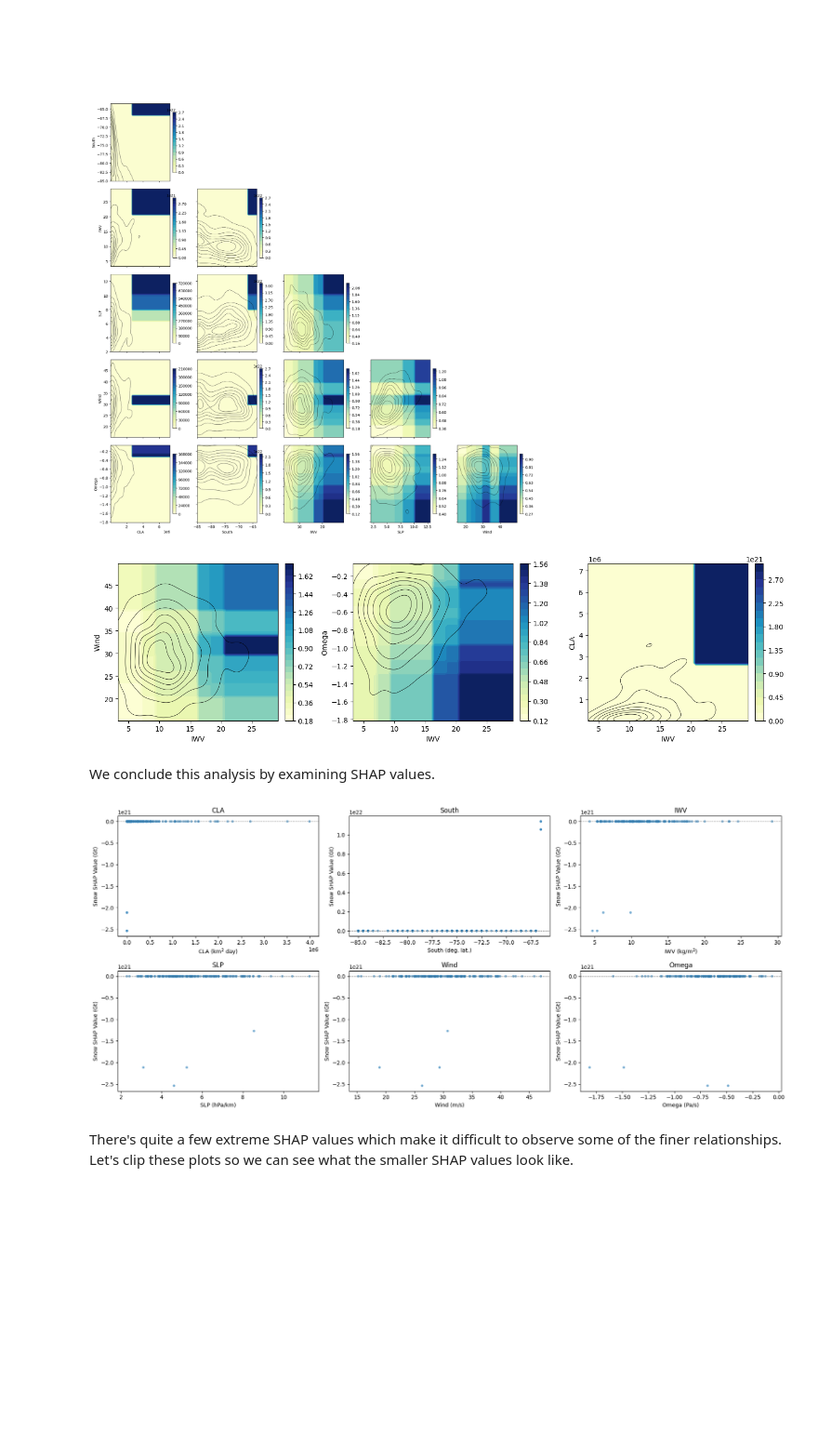
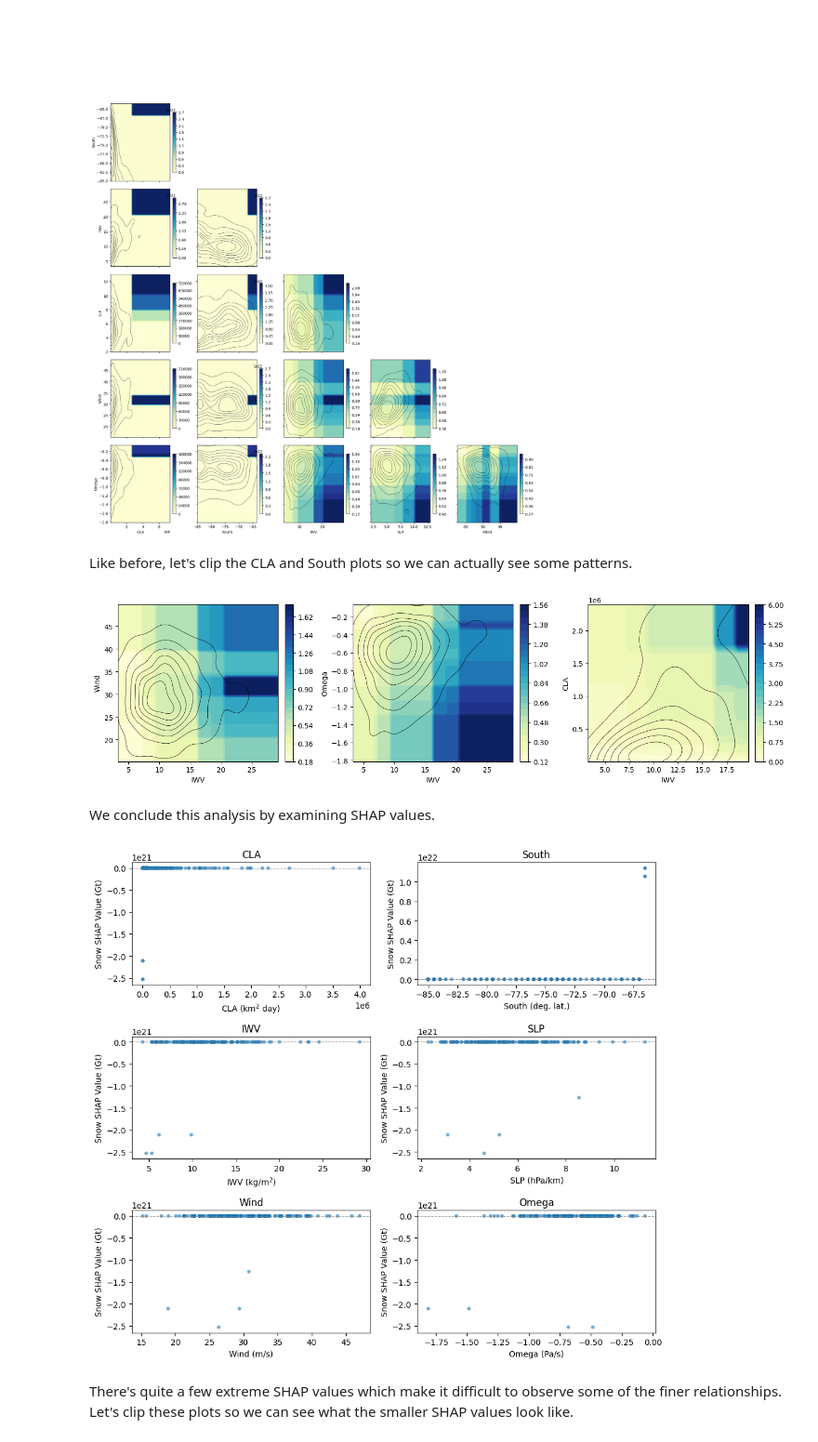
Before and after one commit to jbbutler/extreme_antarctic_ARs, a Jupyter notebook: notebooks/extreme_modelling_results.ipynb, the cells around one changed output. Shown at 93% size. Drawn from its saved outputs; the diff is of its cells as text; code cells hidden in the pictures; blank space fills up the shorter version.

```diff
--- a/notebooks/extreme_modelling_results.ipynb
+++ b/notebooks/extreme_modelling_results.ipynb
@@ -75,10 +75,10 @@ pdp_1D_dir = load_path / 'pdp_1D'
 snow_files = sorted(pdp_1D_dir.glob('*snow.csv'))
 
 n = len(snow_files)
-ncols = 3
+ncols = 2
 nrows = int(np.ceil(n / ncols))
 
-fig, axs = plt.subplots(nrows, ncols, figsize=(5 * ncols, 4 * nrows))
+fig, axs = plt.subplots(nrows, ncols, figsize=(5*ncols, 3*nrows))
 axs = np.atleast_1d(axs).flatten()
 
 for ax, fpath in zip(axs, snow_files):
@@ -101,4 +101,5 @@ for ax in axs[n:]:
     ax.axis('off')
 
 plt.tight_layout()
+plt.savefig('../outputs/plots/extreme_snow_1D_pdp_full_unfiltered.png', dpi=300)
 # %% [output]
@@ -111,11 +151,14 @@ wanted = ['cumulative_landfalling_area',
 
 snow_files = [pdp_1D_dir / f'{v}_995_snow.csv' for v in wanted]
 
-fig, axs = plt.subplots(2, 2, figsize=(8, 6))
+fig, axs = plt.subplots(2, 2, figsize=(10, 6))
 axs = np.atleast_1d(axs).flatten()
 
 for ax, fpath in zip(axs, snow_files):
     df = pd.read_csv(fpath)
+
+    if 'cumulative_landfalling_area' in df.columns:
+        df = df.loc[df.Q <= 100]
 
     # the grid column is whatever isn't 'Q' (ignore any saved index column)
     var = next(c for c in df.columns if c != 'Q' and not c.startswith('Unnamed'))
@@ -134,4 +177,5 @@ for ax in axs[n:]:
     ax.axis('off')
 
 plt.tight_layout()
+plt.savefig('../outputs/plots/extreme_snow_1D_pdp_subset_filtered.png', dpi=300)
 # %% [output]
@@ -201,5 +244,7 @@ plt.show()
 # %% [output]
 [figure]
+# %% [markdown]
+Like before, let's clip the CLA and South plots so we can actually see some patterns.
 # %%
 pdp_2D_dir = load_path / 'pdp_2D'
 snow_files = sorted(pdp_2D_dir.glob('*snow*.csv'))
@@ -228,6 +273,10 @@ for ax, (feat_x, feat_y) in zip(axs, combos):
         continue
 
     df = pd.read_csv(pair_to_file[key])
+
+    if 'cumulative_landfalling_area' in df.columns:
+       df = df.loc[(df.max_IWV_ais <= 20) & (df.cumulative_landfalling_area <= 2.5*(10**6))]
+
     piv = df.pivot_table(index=feat_y, columns=feat_x, values='Q')
     grid1 = piv.columns.values
     grid2 = piv.index.values
@@ -243,10 +292,9 @@ for ax, (feat_x, feat_y) in zip(axs, combos):
     ax.set_ylabel(ABBV_DICT.get(feat_y, feat_y))
 
 plt.tight_layout()
-plt.show()
-#plt.savefig('plots/snowfall_2d_pdp_selected.png', dpi=300)
+plt.savefig('../outputs/plots/extreme_snow_2D_pdp_subset_filtered.png', dpi=300);
 # %% [output]
-[figure, old version]
+[figure, new version]
 # %% [markdown]
 We conclude this analysis by examining SHAP values.
 # %%
@@ -254,27 +302,28 @@ shap_snow = pd.read_csv(load_path / 'shap/snow_shap_values.csv')
 # %%
 features = list(shap_snow.columns)
 n = len(features)
-ncols = 3
+ncols = 2
 nrows = int(np.ceil(n / ncols))
 
-fig, axes = plt.subplots(nrows, ncols, figsize=(6 * ncols, 4 * nrows))
+fig, axes = plt.subplots(nrows, ncols, figsize=(5*ncols, 3*nrows))
 axes = np.atleast_1d(axes).flatten()
 
 for ax, feat in zip(axes, features):
     abbv = ABBV_DICT.get(feat, feat)
     units = UNITS_DICT.get(feat, '')
 
     plot_shap_dependence(shap_values=shap_snow, feature_values=X_test_snow, feature=feat,
         ax=ax, title=abbv, xlabel=f'{abbv} ({units})' if units else abbv,
         ylabel='Snow SHAP Value (Gt)')
 
 # blank any leftover axes if n isn't a multiple of ncols
 for ax in axes[n:]:
     ax.axis('off')
 
 plt.tight_layout()
+plt.savefig('../outputs/plots/extreme_snow_1D_shap_full_unfiltered.png', dpi=300)
 # %% [output]
-[figure, old version]
+[figure, new version]
 # %% [markdown]
 There's quite a few extreme SHAP values which make it difficult to observe some of the finer relationships. Let's clip these plots so we can see what the smaller SHAP values look like.
 # %%
```
Also changed, not shown: parts of 22 cells of this notebook, 10 other files.
